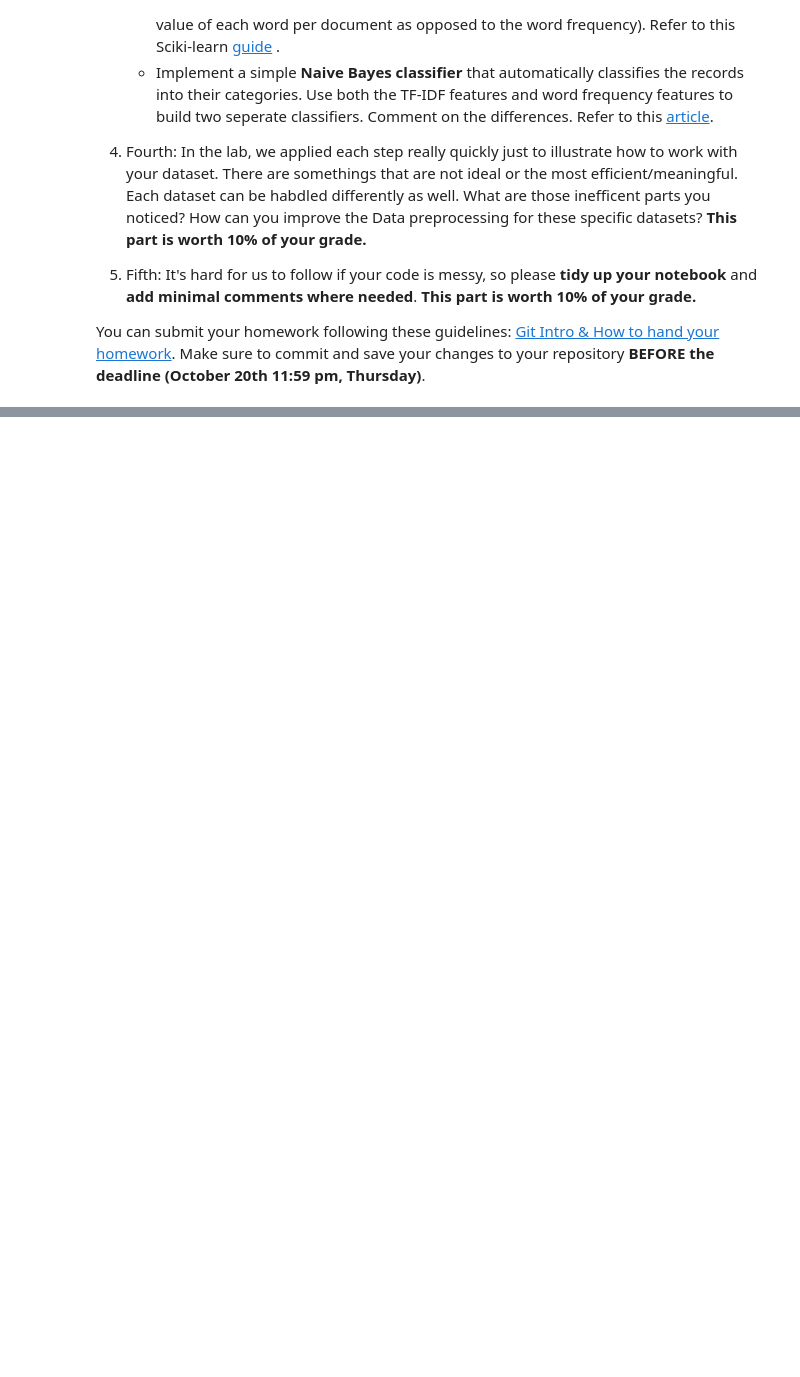
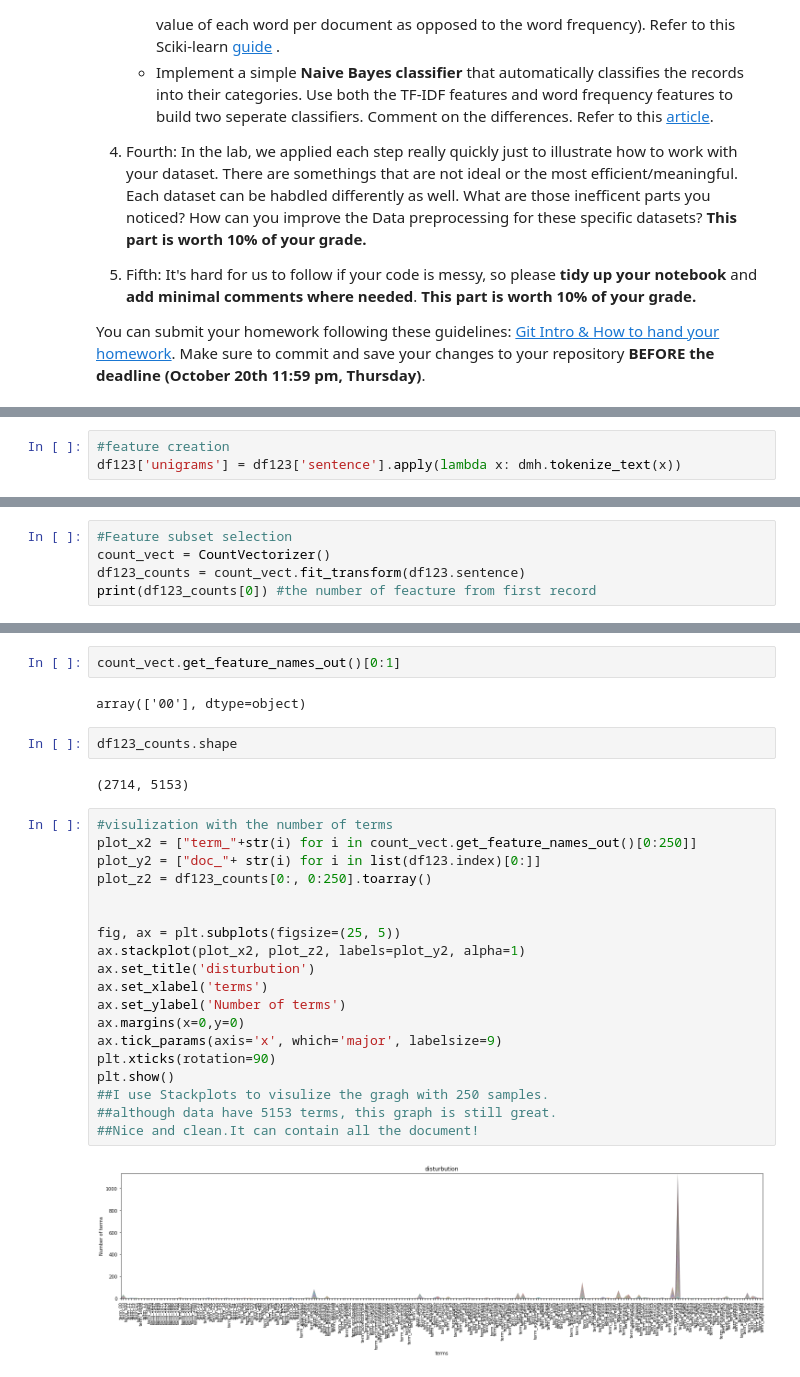
Before and after one commit to TwPanTsu/DM2022-Lab1-Homework, a Jupyter notebook: DM2022-Lab1-Homework.ipynb, the cells around one changed output, grey strips where cells are left out. Saved outputs shown, nothing was run; the diff lists cells and outputs as text; blank space fills up the shorter version.

```diff
--- a/DM2022-Lab1-Homework.ipynb
+++ b/DM2022-Lab1-Homework.ipynb
@@ -35,0 +207,3 @@ You can submit your homework following these guidelines: [Git Intro & How to han
+# %%
+#feature creation
+df123['unigrams'] = df123['sentence'].apply(lambda x: dmh.tokenize_text(x))
@@ -35,0 +241,5 @@ You can submit your homework following these guidelines: [Git Intro & How to han
+# %%
+#Feature subset selection
+count_vect = CountVectorizer()
+df123_counts = count_vect.fit_transform(df123.sentence)
+print(df123_counts[0]) #the number of feacture from first record
@@ -35,0 +288,29 @@ You can submit your homework following these guidelines: [Git Intro & How to han
+# %%
+count_vect.get_feature_names_out()[0:1]
+# %% [output]
+array(['00'], dtype=object)
+# %%
+df123_counts.shape
+# %% [output]
+(2714, 5153)
+# %%
+#visulization with the number of terms
+plot_x2 = ["term_"+str(i) for i in count_vect.get_feature_names_out()[0:250]]
+plot_y2 = ["doc_"+ str(i) for i in list(df123.index)[0:]]
+plot_z2 = df123_counts[0:, 0:250].toarray()
+
+
+fig, ax = plt.subplots(figsize=(25, 5))
+ax.stackplot(plot_x2, plot_z2, labels=plot_y2, alpha=1)
+ax.set_title('disturbution')
+ax.set_xlabel('terms')
+ax.set_ylabel('Number of terms')
+ax.margins(x=0,y=0)
+ax.tick_params(axis='x', which='major', labelsize=9)
+plt.xticks(rotation=90)
+plt.show()
+##I use Stackplots to visulize the gragh with 250 samples.
+##although data have 5153 terms, this graph is still great.
+##Nice and clean.It can contain all the document!
+# %% [output]
+[figure, added]
```
Also changed, not shown: parts of 42 cells of this notebook, 8 other files.
